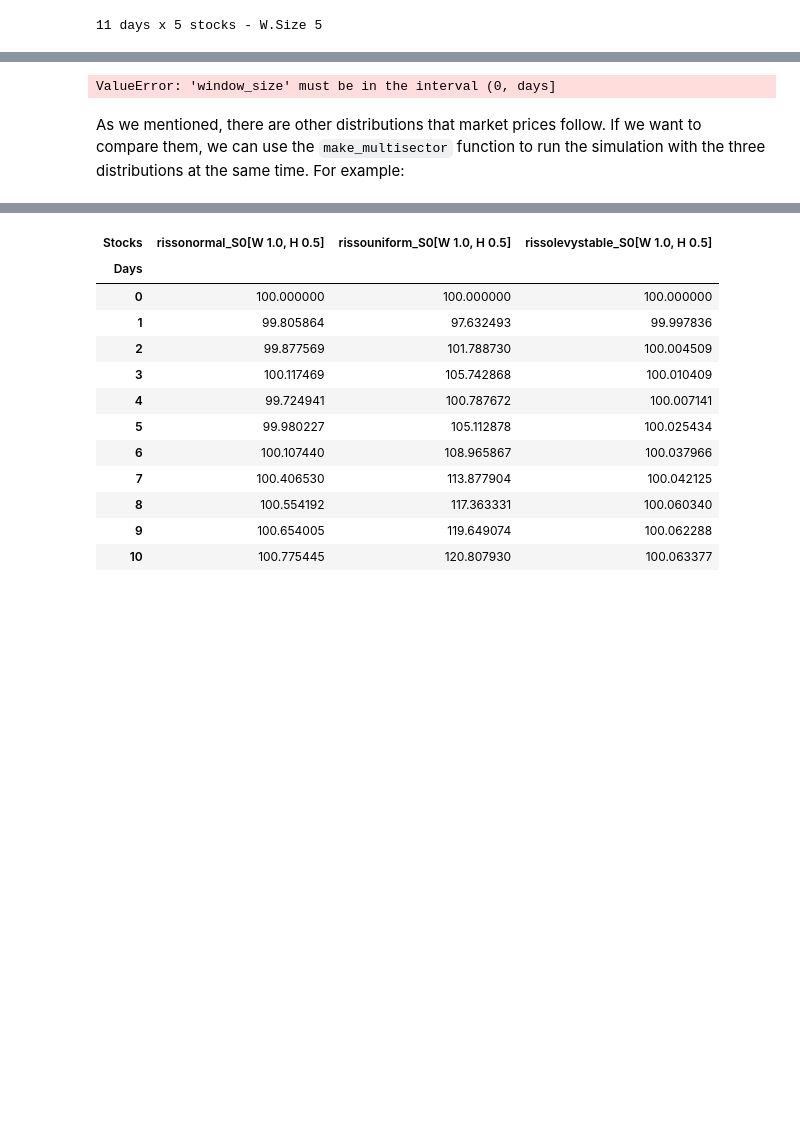
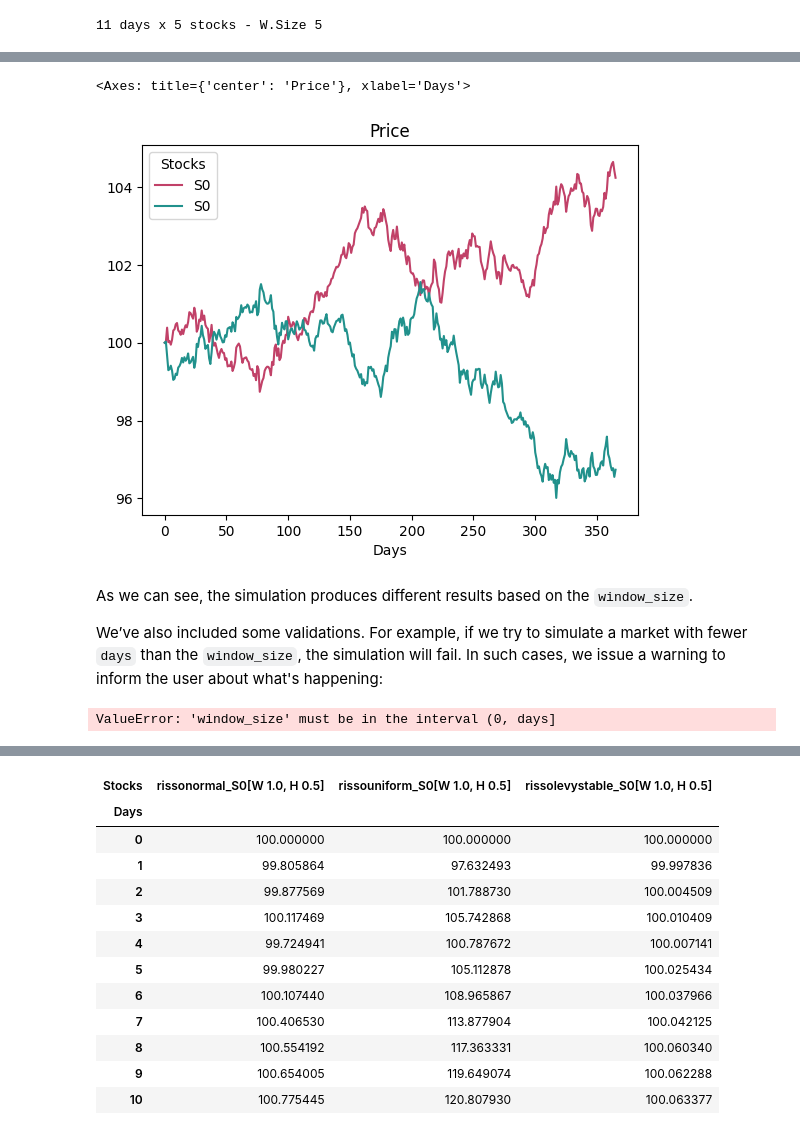
Before and after one commit to quatrope/garpar, a Jupyter notebook: docs/source/tutorials/market_simulation.ipynb, the cells around one changed output, grey strips where cells are left out. Drawn from its saved outputs; the diff is of its cells as text; code cells hidden in the pictures; blank space fills up the shorter version.

Commit message:
Final version of market simulation. Corrected minor bugs and portfolio optimization WIP

```diff
--- a/docs/source/tutorials/market_simulation.ipynb
+++ b/docs/source/tutorials/market_simulation.ipynb
@@ -77,6 +94,18 @@ We have some validations for the simulation. One example is trying to simulate a
+# %%
+make_risso_normal(
+    stocks=1, entropy=0.5, window_size=5, random_state=702
+).plot.line(palette="flare")
+make_risso_normal(
+    stocks=1, entropy=0.5, window_size=7, random_state=702
+).plot.line(palette="viridis")
+# %% [output]
+<Axes: title={'center': 'Price'}, xlabel='Days'>
+[figure, added]
+# %% [markdown]
+As we can see, the simulation produces different results based on the `window_size`.
+
+We’ve also included some validations. For example, if we try to simulate a market with fewer `days` than the `window_size`, the simulation will fail. In such cases, we issue a warning to inform the user about what's happening:
 # %%
 make_risso_normal(days=10, stocks=4, random_state=42, window_size=20)
 # %% [output]
 ValueError: 'window_size' must be in the interval (0, days]
-# %% [markdown]
-As we mentioned, there are other distributions that market prices follow. If we want to compare them, we can use the `make_multisector` function to run the simulation with the three distributions at the same time. For example:
```
Also changed, not shown: parts of 25 cells of this notebook, 6 other files.
